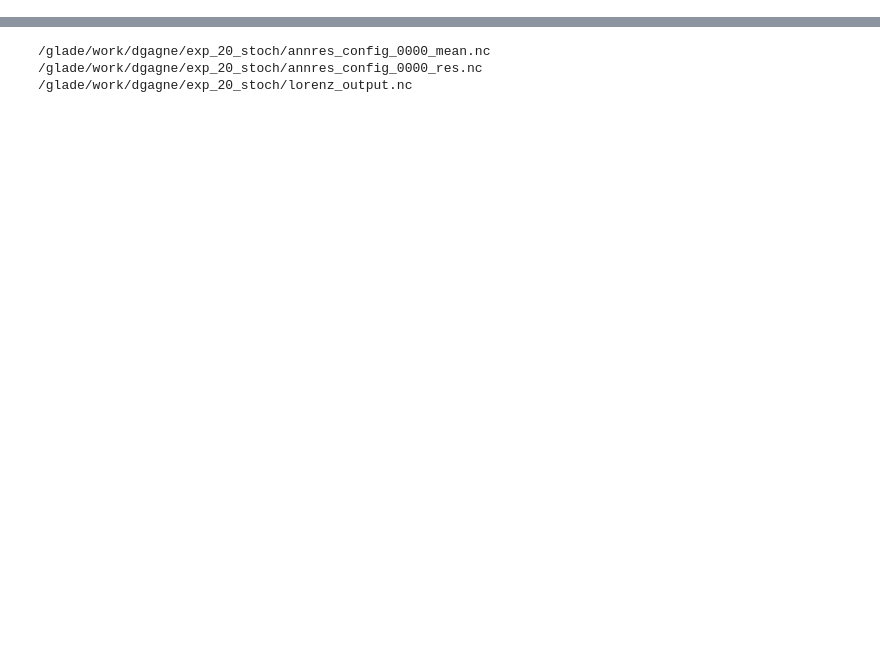
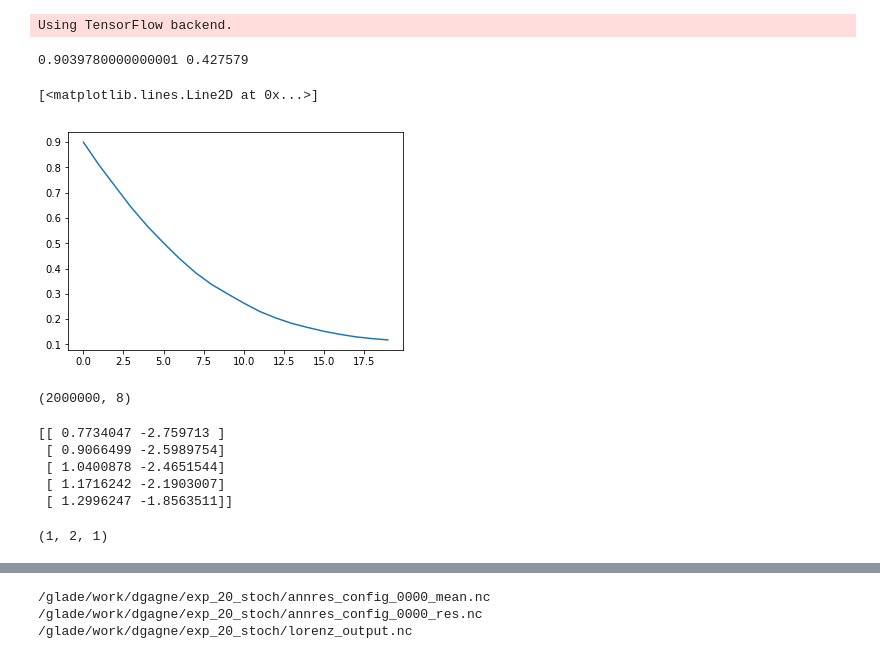
Before and after one commit to djgagne/lorenz_gan, a Jupyter notebook: notebooks/wavelets.ipynb, the cells around one changed output, grey strips where cells are left out. Drawn from its saved outputs; the diff is of its cells as text; code cells hidden in the pictures; blank space fills up the shorter version.

```diff
--- a/notebooks/wavelets.ipynb
+++ b/notebooks/wavelets.ipynb
@@ -13,0 +22,7 @@ for gi in gan_index:
+# %%
+with open("/glade/work/dgagne/exp_20_stoch/offline/ar1/ar1_random_updater_0502.pkl", "rb") as ar1_file:
+    ar1 = pickle.load(ar1_file)
+print(ar1.corr, ar1.noise_sd)
+# %% [output]
+Using TensorFlow backend.
+0.9039780000000001 0.427579
@@ -13,0 +33,12 @@ for gi in gan_index:
+# %%
+lag_corr = np.zeros(20)
+for i in range(20):
+    lag_corr[i] = np.corrcoef(r_ts[i+1:], r_ts[:-i-1])[0, 1]
+plt.plot(lag_corr)
+# %% [output]
+[<matplotlib.lines.Line2D at 0x...>]
+[figure, added]
+# %%
+gan_ds_1[503]["u_res"].shape
+# %% [output]
+(2000000, 8)
@@ -13,0 +47,13 @@ for gi in gan_index:
+# %%
+input_vals = np.array([gan_ds[502]['x'][6000:6005, 0].values, gan_ds[502]['u'][6000:6005, 0].values]).T
+print(input_vals)
+# %% [output]
+[[ 0.7734047 -2.759713 ]
+ [ 0.9066499 -2.5989754]
+ [ 1.0400878 -2.4651544]
+ [ 1.1716242 -2.1903007]
+ [ 1.2996247 -1.8563511]]
+# %%
+np.expand_dims(input_vals.reshape(1, 2), axis=2).shape
+# %% [output]
+(1, 2, 1)
```
Also changed, not shown: parts of 21 cells of this notebook, 5 other files.
